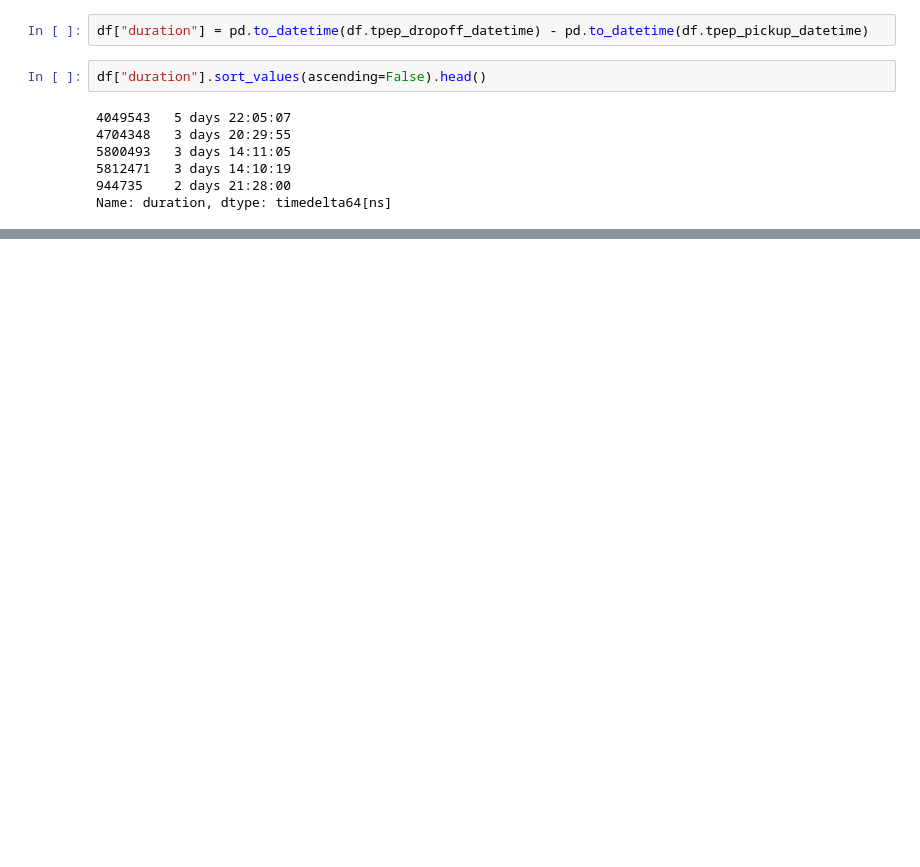
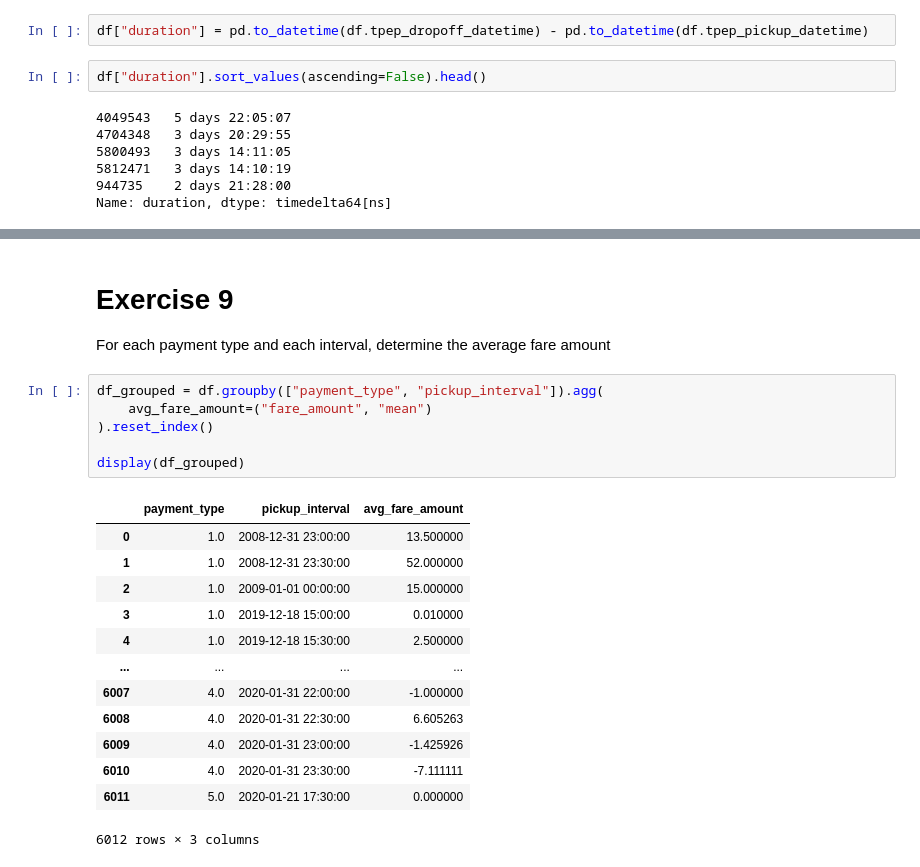
Before and after one commit to rmarconzini/FCS_project, a Jupyter notebook: project.ipynb, the cells around one changed output, grey strips where cells are left out. Drawn from its saved outputs; the diff is of its cells as text; blank space fills up the shorter version.

```diff
--- a/project.ipynb
+++ b/project.ipynb
@@ -98,0 +162,23 @@ Name: duration, dtype: timedelta64[ns]
+# %% [markdown]
+# Exercise 9
+For each payment type and each interval, determine the average fare amount
+# %%
+df_grouped = df.groupby(["payment_type", "pickup_interval"]).agg(
+    avg_fare_amount=("fare_amount", "mean")
+).reset_index()
+
+display(df_grouped)
+# %% [output]
+|  | payment_type | pickup_interval | avg_fare_amount |
+| 0 | 1.0 | 2008-12-31 23:00:00 | 13.500000 |
+| 1 | 1.0 | 2008-12-31 23:30:00 | 52.000000 |
+| 2 | 1.0 | 2009-01-01 00:00:00 | 15.000000 |
+| 3 | 1.0 | 2019-12-18 15:00:00 | 0.010000 |
+| 4 | 1.0 | 2019-12-18 15:30:00 | 2.500000 |
+| ... | ... | ... | ... |
+| 6007 | 4.0 | 2020-01-31 22:00:00 | -1.000000 |
+| 6008 | 4.0 | 2020-01-31 22:30:00 | 6.605263 |
+| 6009 | 4.0 | 2020-01-31 23:00:00 | -1.425926 |
+| 6010 | 4.0 | 2020-01-31 23:30:00 | -7.111111 |
+| 6011 | 5.0 | 2020-01-21 17:30:00 | 0.000000 |
+6012 rows × 3 columns
```
Also changed, not shown: parts of 22 cells of this notebook.
